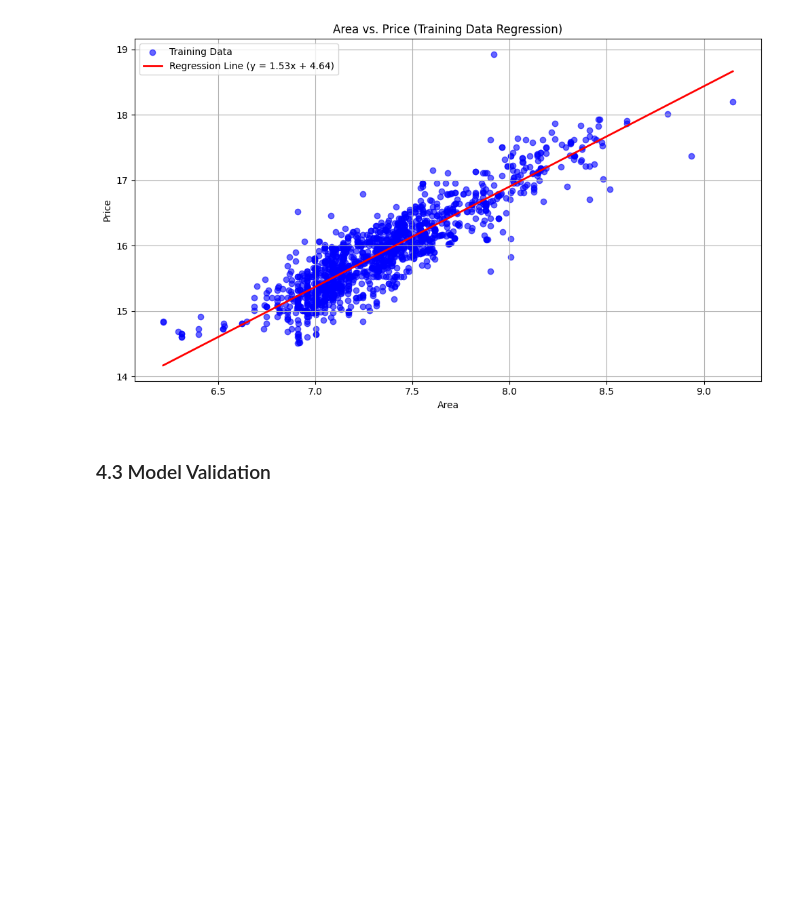
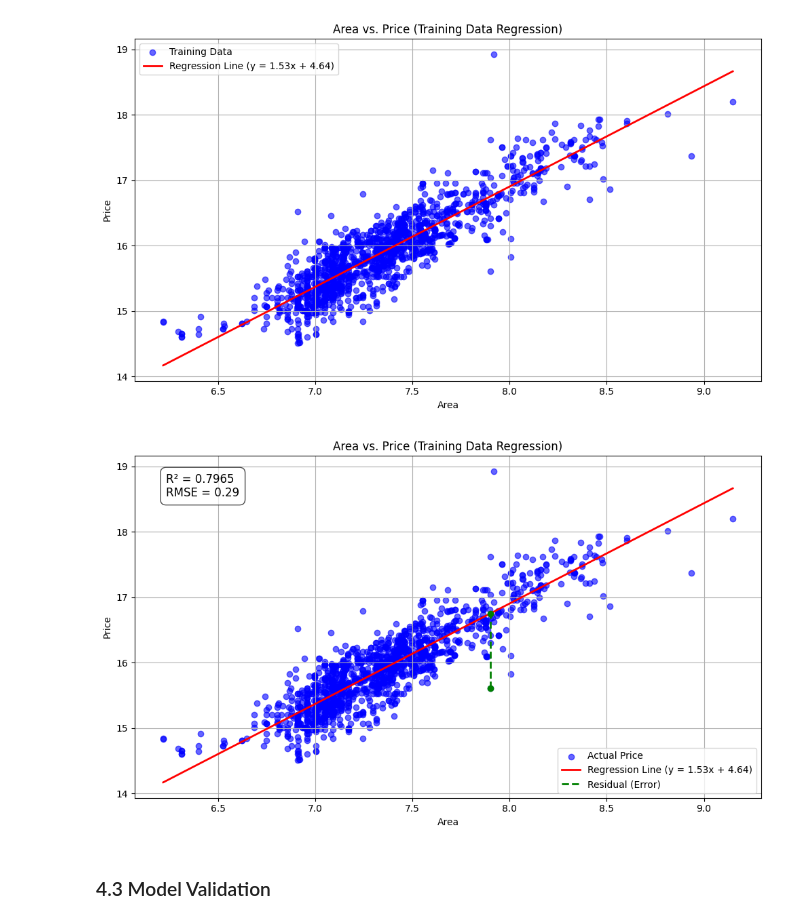
Before and after one commit to albertbolanoss/labs_machine_learning, a Jupyter notebook: notebooks/hyderabad_house_price/1.4_Lineal_Regresion.ipynb, the cells around one changed output. Saved outputs shown, nothing was run; the diff lists cells and outputs as text; code cells hidden in the pictures; blank space fills up the shorter version.

```diff
--- a/notebooks/hyderabad_house_price/1.4_Lineal_Regresion.ipynb
+++ b/notebooks/hyderabad_house_price/1.4_Lineal_Regresion.ipynb
@@ -78,6 +78,98 @@ plt.grid(True)
 plt.tight_layout()
 # %% [output]
 [figure]
+# %%
+import matplotlib.pyplot as plt
+import numpy as np
+from sklearn.linear_model import LinearRegression
+from sklearn.metrics import mean_squared_error, r2_score # Importar métricas
+
+
+training_features_simple = training_features[[Column.AREA.name]]
+linealRegresion_simple = LinearRegression()
+linealRegresion_simple.fit(training_features_simple, training_labels)
+
+
+weight_simple = linealRegresion_simple.coef_[0][0]
+intercept_simple = linealRegresion_simple.intercept_[0]
+
+x = training_features[Column.AREA.name]
+y = training_labels[Column.PRICE.name]
+
+
+# 1. Calcular predicciones y métricas (R² y RMSE)
+y_pred = linealRegresion_simple.predict(training_features_simple)
+y_pred_1d = y_pred.ravel() # Convertir de (n, 1) a (n,)
+
+r2 = r2_score(y, y_pred_1d)
+rmse = np.sqrt(mean_squared_error(y, y_pred_1d))
+
+# 2. Encontrar el punto distante *debajo* de la línea
+# Calculamos los residuos (error = real - predicción)
+residuals = y - y_pred_1d
+
+# Encontramos el índice del residuo más pequeño (el más negativo)
+idx_distant_point = np.argmin(residuals)
+
+# Obtenemos las coordenadas de ese punto específico
+# Usamos .iloc[] porque 'x' e 'y' son probablemente Series de Pandas
+x_point = x.iloc[idx_distant_point]
+y_real_point = y.iloc[idx_distant_point]
+
+# Calculamos el valor predicho *en la línea* para ese x
+y_pred_point = weight_simple * x_point + intercept_simple
+
+
+plt.figure(figsize=(10, 6))
+ax = plt.gca()
+
+plt.scatter(x, y, alpha=0.6, color='blue', label='Actual Price')
+
+x_line = np.linspace(x.min(), x.max(), 100)
+y_line = weight_simple * x_line + intercept_simple
+
+plt.plot(x_line, y_line, color='red', linewidth=2, label=f'Regression Line (y = {weight_simple:.2f}x + {intercept_simple:.2f})')
+
+# 3. Agregar la línea vertical punteada (residuo)
+plt.plot(
+    [x_point, x_point],             # Coordenadas X (inicio y fin)
+    [y_real_point, y_pred_point],   # Coordenadas Y (inicio y fin)
+    color='green',
+    linestyle='--',
+    linewidth=2,
+    label='Residual (Error)'
+)
+# Opcional: marcar los puntos de inicio y fin de la línea de residuo
+plt.plot(x_point, y_real_point, 'go') # Punto real
+plt.plot(x_point, y_pred_point, 'go') # Punto predicho en la línea
+
+
+# 4. Agregar las fórmulas (valores) de R² y RMSE
+text_str = f'R² = {r2:.4f}\nRMSE = {rmse:.2f}'
+
+# Usamos transform=ax.transAxes para posicionar el texto en coordenadas relativas
+# (0,0) es abajo izquierda, (1,1) es arriba derecha
+ax.text(
+    0.05, 0.95, # Posición (5% desde la izquierda, 95% desde abajo)
+    text_str,
+    transform=ax.transAxes,
+    fontsize=12,
+    verticalalignment='top', # Alineación vertical
+    # Añadir un recuadro blanco para mejor legibilidad
+    bbox=dict(boxstyle='round,pad=0.5', facecolor='white', alpha=0.7)
+)
+
+
+plt.title('Area vs. Price (Training Data Regression)')
+plt.xlabel(Column.AREA.name)
+plt.ylabel(Column.PRICE.name)
+# Asegurarnos de que la leyenda incluya la nueva línea 'Residual'
+plt.legend()
+plt.grid(True)
+plt.tight_layout()
+plt.show()
+# %% [output]
+[figure, added]
 # %% [markdown]
 ### 4.3 Model Validation
 # %% [markdown]
```
Also changed, not shown: 3 other files.
